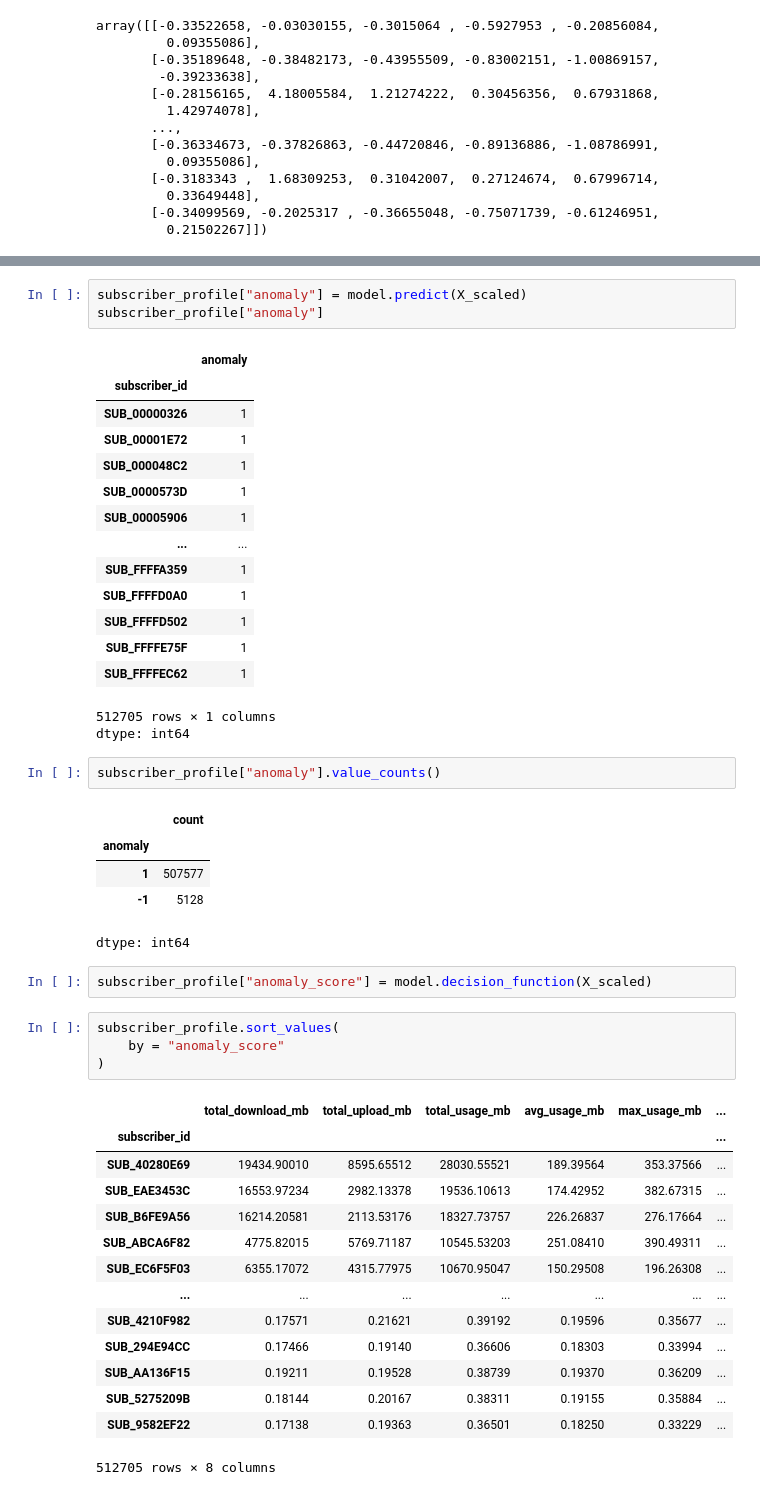
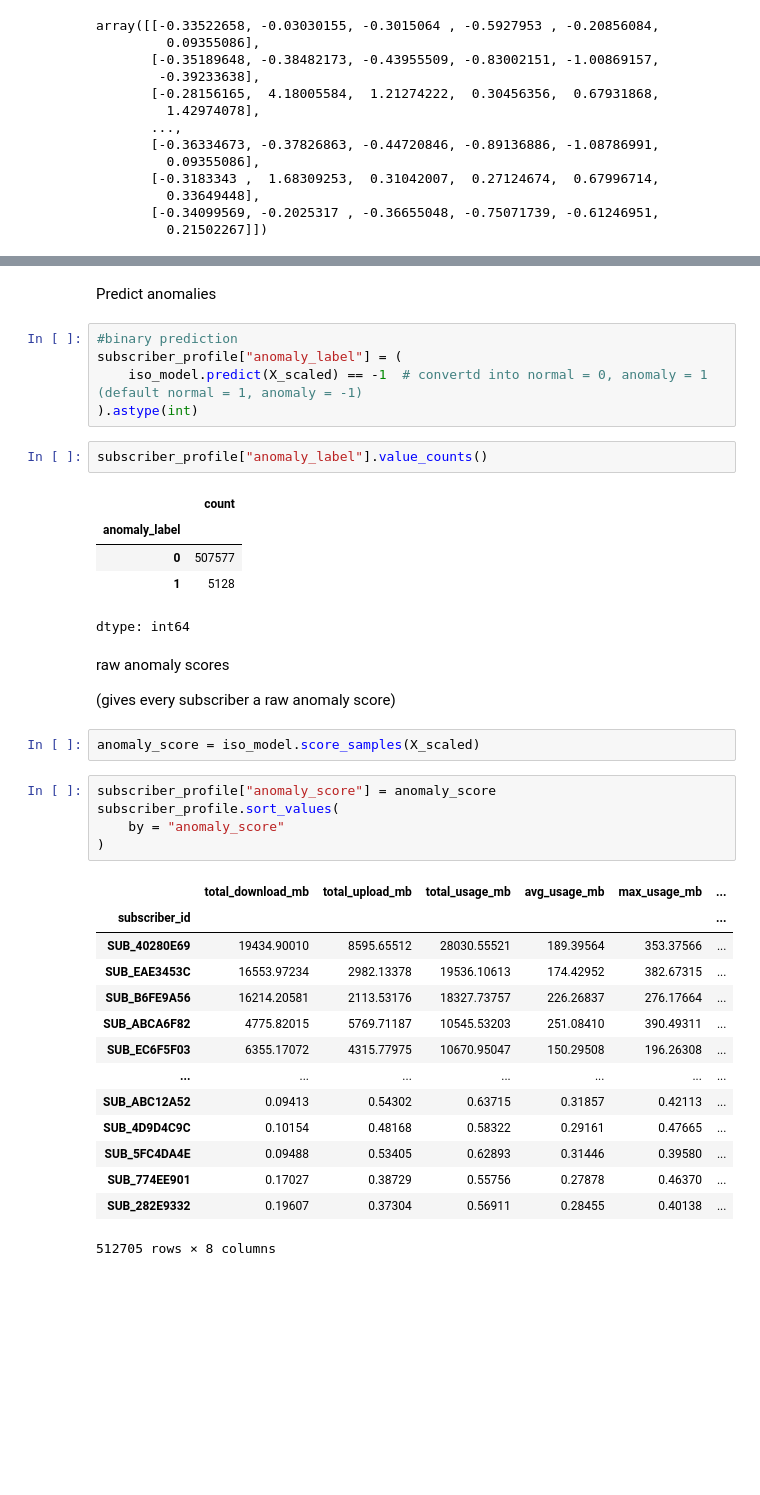
Before and after one commit to Sarasii22/Broadband-Fraud-Management-System, a Jupyter notebook: model_training.ipynb, the cells around one changed output, grey strips where cells are left out. Saved outputs shown, nothing was run; the diff lists cells and outputs as text; blank space fills up the shorter version.

```diff
--- a/model_training.ipynb
+++ b/model_training.ipynb
@@ -372,48 +357,41 @@ IsolationForest(contamination=0.01, random_state=42)
-# %%
-subscriber_profile["anomaly"] = model.predict(X_scaled)
-subscriber_profile["anomaly"]
-# %% [output]
-|  | anomaly |
-| subscriber_id |  |
-| SUB_00000326 | 1 |
-| SUB_00001E72 | 1 |
-| SUB_000048C2 | 1 |
-| SUB_0000573D | 1 |
-| SUB_00005906 | 1 |
-| ... | ... |
-| SUB_FFFFA359 | 1 |
-| SUB_FFFFD0A0 | 1 |
-| SUB_FFFFD502 | 1 |
-| SUB_FFFFE75F | 1 |
-| SUB_FFFFEC62 | 1 |
-512705 rows × 1 columns
-dtype: int64
+# %% [markdown]
+Predict anomalies
+# %%
+#binary prediction
+subscriber_profile["anomaly_label"] = (
+    iso_model.predict(X_scaled) == -1  # convertd into normal = 0, anomaly = 1 (default normal = 1, anomaly = -1)
+).astype(int)
 # %%
-subscriber_profile["anomaly"].value_counts()
+subscriber_profile["anomaly_label"].value_counts()
 # %% [output]
 |  | count |
-| anomaly |  |
-| 1 | 507577 |
-| -1 | 5128 |
+| anomaly_label |  |
+| 0 | 507577 |
+| 1 | 5128 |
 dtype: int64
-# %%
-subscriber_profile["anomaly_score"] = model.decision_function(X_scaled)
+# %% [markdown]
+raw anomaly scores
+
+(gives every subscriber a raw anomaly score)
+# %%
+anomaly_score = iso_model.score_samples(X_scaled)
 # %%
+subscriber_profile["anomaly_score"] = anomaly_score
 subscriber_profile.sort_values(
     by = "anomaly_score"
 )
 # %% [output]
 |  | total_download_mb | total_upload_mb | total_usage_mb | avg_usage_mb | max_usage_mb | ... |
 | subscriber_id |  |  |  |  |  | ... |
 | SUB_40280E69 | 19434.90010 | 8595.65512 | 28030.55521 | 189.39564 | 353.37566 | ... |
 | SUB_EAE3453C | 16553.97234 | 2982.13378 | 19536.10613 | 174.42952 | 382.67315 | ... |
 | SUB_B6FE9A56 | 16214.20581 | 2113.53176 | 18327.73757 | 226.26837 | 276.17664 | ... |
 | SUB_ABCA6F82 | 4775.82015 | 5769.71187 | 10545.53203 | 251.08410 | 390.49311 | ... |
 | SUB_EC6F5F03 | 6355.17072 | 4315.77975 | 10670.95047 | 150.29508 | 196.26308 | ... |
 | ... | ... | ... | ... | ... | ... | ... |
-| SUB_4210F982 | 0.17571 | 0.21621 | 0.39192 | 0.19596 | 0.35677 | ... |
-| SUB_294E94CC | 0.17466 | 0.19140 | 0.36606 | 0.18303 | 0.33994 | ... |
-| SUB_AA136F15 | 0.19211 | 0.19528 | 0.38739 | 0.19370 | 0.36209 | ... |
-| SUB_5275209B | 0.18144 | 0.20167 | 0.38311 | 0.19155 | 0.35884 | ... |
-| SUB_9582EF22 | 0.17138 | 0.19363 | 0.36501 | 0.18250 | 0.33229 | ... |
+| SUB_ABC12A52 | 0.09413 | 0.54302 | 0.63715 | 0.31857 | 0.42113 | ... |
+| SUB_4D9D4C9C | 0.10154 | 0.48168 | 0.58322 | 0.29161 | 0.47665 | ... |
+| SUB_5FC4DA4E | 0.09488 | 0.53405 | 0.62893 | 0.31446 | 0.39580 | ... |
+| SUB_774EE901 | 0.17027 | 0.38729 | 0.55756 | 0.27878 | 0.46370 | ... |
+| SUB_282E9332 | 0.19607 | 0.37304 | 0.56911 | 0.28455 | 0.40138 | ... |
 512705 rows × 8 columns
```
Also changed, not shown: parts of 13 cells of this notebook.
